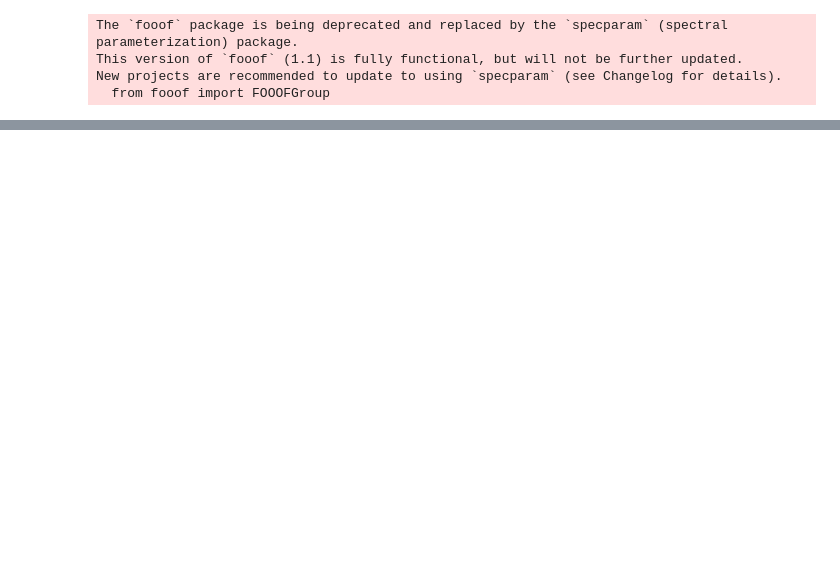
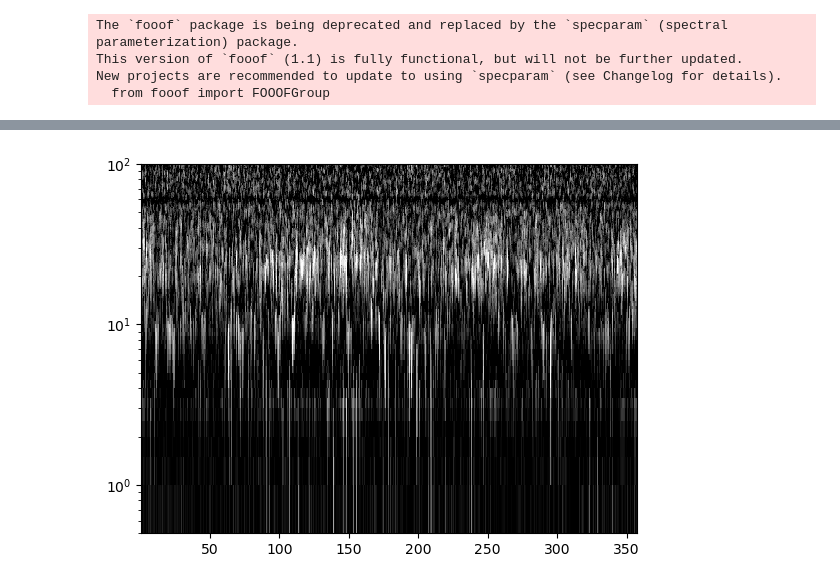
Before and after one commit to jtmiles/GRID_lab_python, a Jupyter notebook: load_reref.ipynb, the cells around one changed output, grey strips where cells are left out. Saved outputs shown, nothing was run; the diff lists cells and outputs as text; code cells hidden in the pictures; blank space fills up the shorter version.

```diff
--- a/load_reref.ipynb
+++ b/load_reref.ipynb
@@ -158,0 +160,9 @@ ax3.set_xscale("log")
+# %%
+fig, ax = plt.subplots()
+ax.pcolormesh(sts,f,resid_spects[1:,1:].T,vmin=0, vmax=1,
+              cmap="grey",shading="flat")
+ax.set_ylim([fmin,fmax])
+ax.set_yscale("log")
+plt.show()
+# %% [output]
+[figure, added]
```
Also changed, not shown: parts of 8 cells of this notebook.
